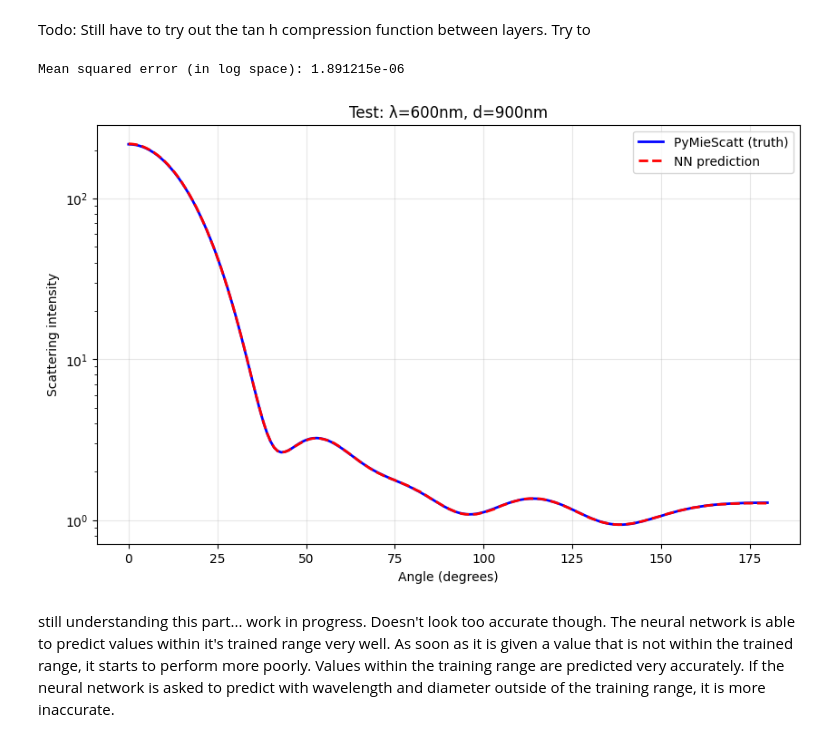
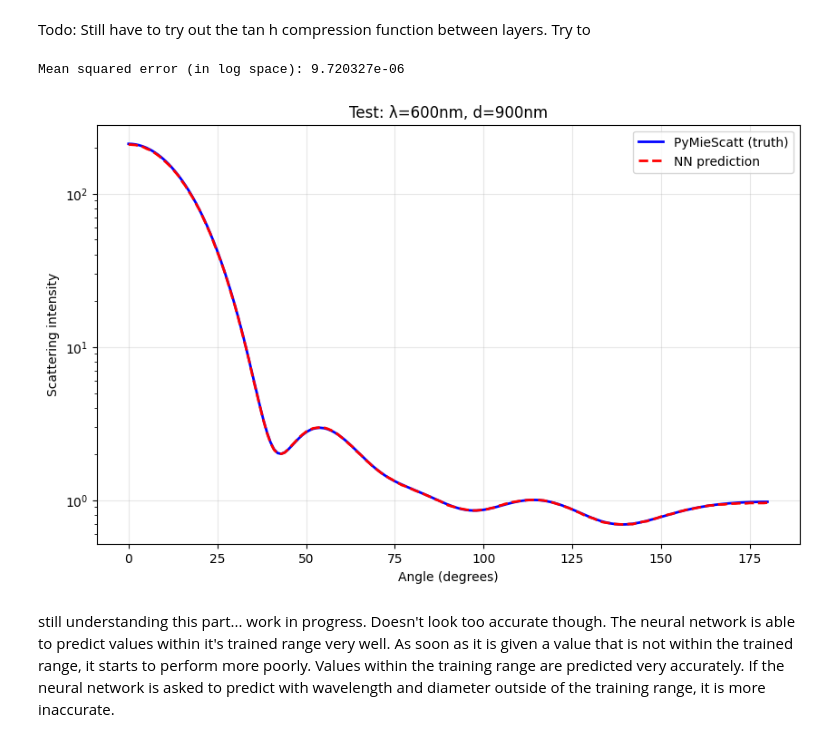
Before and after one commit to james-613/Simple-Mie-Theory-Neural-Network, a Jupyter notebook: simple_mie_theory_NN.ipynb, the cells around one changed output. Drawn from its saved outputs; the diff is of its cells as text; code cells hidden in the pictures.

Commit message:
changed the batch size, number of training data, and also the step size of the optimizer

```diff
--- a/simple_mie_theory_NN.ipynb
+++ b/simple_mie_theory_NN.ipynb
@@ -41,7 +41,7 @@ SU shape: (181,)
 First few SU values: [274.50568018 273.77890685 271.60879971 268.02578541 263.07987412]
 [figure]
 # %%
-N_SAMPLES = 2500
+N_SAMPLES = 10000
 
 # Pre-allocate arrays
 inputs = np.zeros((N_SAMPLES, 4))     # 2 features: wavelength, diameter
@@ -128,10 +134,10 @@ inputs_norm[:, 2] = (inputs[:, 2] - 1.5) / (1.86-1.5) # normalize n
 inputs_norm[:, 3] = (inputs[:, 3] - 0.68) / (1.00-0.68) # normalize n
 
 # 3. Train/test split — first 800 train, last 200 test
-X_train = inputs_norm[:2000] # contains wavelength and diameter
-y_train = log_outputs[:2000] # amount of light at each angle, values have had log applied
-X_test = inputs_norm[2000:]
-y_test = log_outputs[2000:]
+X_train = inputs_norm[:8000] # contains wavelength and diameter
+y_train = log_outputs[:8000] # amount of light at each angle, values have had log applied
+X_test = inputs_norm[8000:]
+y_test = log_outputs[8000:]
 
 # Convert to PyTorch tensors
 X_train = torch.FloatTensor(X_train)
@@ -212,5 +197,5 @@ Loss function: MSELoss()
 # %%
-optimizer = torch.optim.Adam(model.parameters(), lr=0.001)
+optimizer = torch.optim.Adam(model.parameters(), lr=0.0001)
 loss_fn = nn.MSELoss()
 
 print("Optimizer:", optimizer)
@@ -233,7 +218,7 @@ Parameter Group 0
 Loss function: MSELoss()
 # %%
 N_EPOCHS = 200
-BATCH_SIZE = 64
+BATCH_SIZE = 128
 
 train_losses = []
 test_losses = []
@@ -407,37 +392,37 @@ def true_scattering(wavelength, diameter, n, k):
     theta, SL, SR, SU = ps.ScatteringFunction(
         m, wavelength, diameter,
         minAngle=0, maxAngle=180, angularResolution=1
     )
     return SU
 
 
 # Pick any wavelength and diameter to test
 test_wavelength = 600  # nm
 test_diameter = 900    # nm
-test_n = 1.9
-test_k = 1.0
+test_n = 1.7
+test_k = 0.8
 # Get both predictions
 nn_curve = predict_scattering(test_wavelength, test_diameter, test_n, test_k)
 true_curve = true_scattering(test_wavelength, test_diameter, test_n, test_k)
 
 # Calculate error
 error = np.mean((np.log10(nn_curve) - np.log10(true_curve))**2)
 print(f"Mean squared error (in log space): {error:.6e}")
 
 # Plot
 plt.figure(figsize=(10, 6))
 plt.plot(true_curve, '-',  color='blue', linewidth=2, label='PyMieScatt (truth)')
 plt.plot(nn_curve,   '--', color='red',  linewidth=2, label='NN prediction')
 plt.xlabel("Angle (degrees)")
 plt.ylabel("Scattering intensity")
 plt.title(f"Test: λ={test_wavelength}nm, d={test_diameter}nm")
 plt.yscale('log')
 plt.legend()
 plt.grid(True, alpha=0.3)
 plt.show()
 # %% [output]
-Mean squared error (in log space): 1.891215e-06
+Mean squared error (in log space): 9.720327e-06
-[figure, old version]
+[figure, new version]
 # %% [markdown]
 still understanding this part... work in progress. Doesn't look too accurate though. The neural network is able to predict values within it's trained range very well. As soon as it is given a value that is not within the trained range, it starts to perform more poorly. Values within the training range are predicted very accurately. If the neural network is asked to predict with wavelength and diameter outside of the training range, it is more inaccurate.
 # %% [markdown]
```
Also changed, not shown: parts of 9 cells of this notebook.
